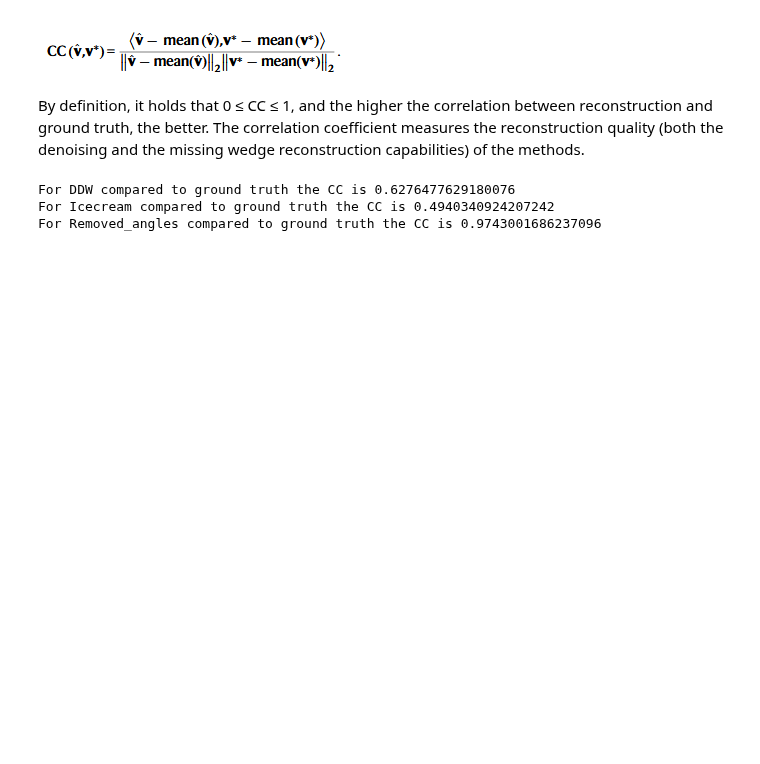
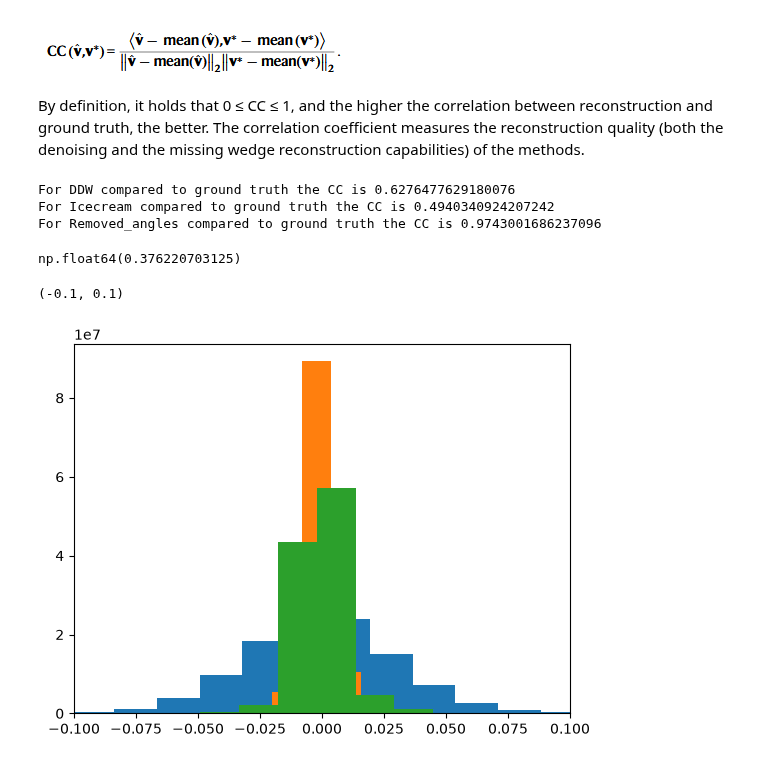
Before and after one commit to RubenMarchau/ARP, a Jupyter notebook: Slice_comparison.ipynb, the cells around one changed output. Saved outputs shown, nothing was run; the diff lists cells and outputs as text; code cells hidden in the pictures; blank space fills up the shorter version.

```diff
--- a/Slice_comparison.ipynb
+++ b/Slice_comparison.ipynb
@@ -485,3 +586,19 @@ for i, cc_measurement in enumerate(cc_measurements):
 For DDW compared to ground truth the CC is 0.6276477629180076
 For Icecream compared to ground truth the CC is 0.4940340924207242
 For Removed_angles compared to ground truth the CC is 0.9743001686237096
+# %%
+np.max(np.asarray(ground_truth_data, dtype=np.float64))
+# %% [output]
+np.float64(0.376220703125)
+# %%
+gt = np.asarray(ground_truth_data, dtype=np.float64)
+it = np.asarray(icecream_truth_data, dtype=np.float64)
+ddw = np.asarray(ddw_truth_data, dtype=np.float64)
+
+plt.hist(gt.flatten() / np.max(gt), bins=100)
+plt.hist(it.flatten() / np.max(it), bins=100)
+plt.hist(ddw.flatten() / np.max(ddw), bins=100)
+plt.xlim(-0.1, 0.1)
+# %% [output]
+(-0.1, 0.1)
+[figure, added]
```
Also changed, not shown: parts of 6 cells of this notebook.
